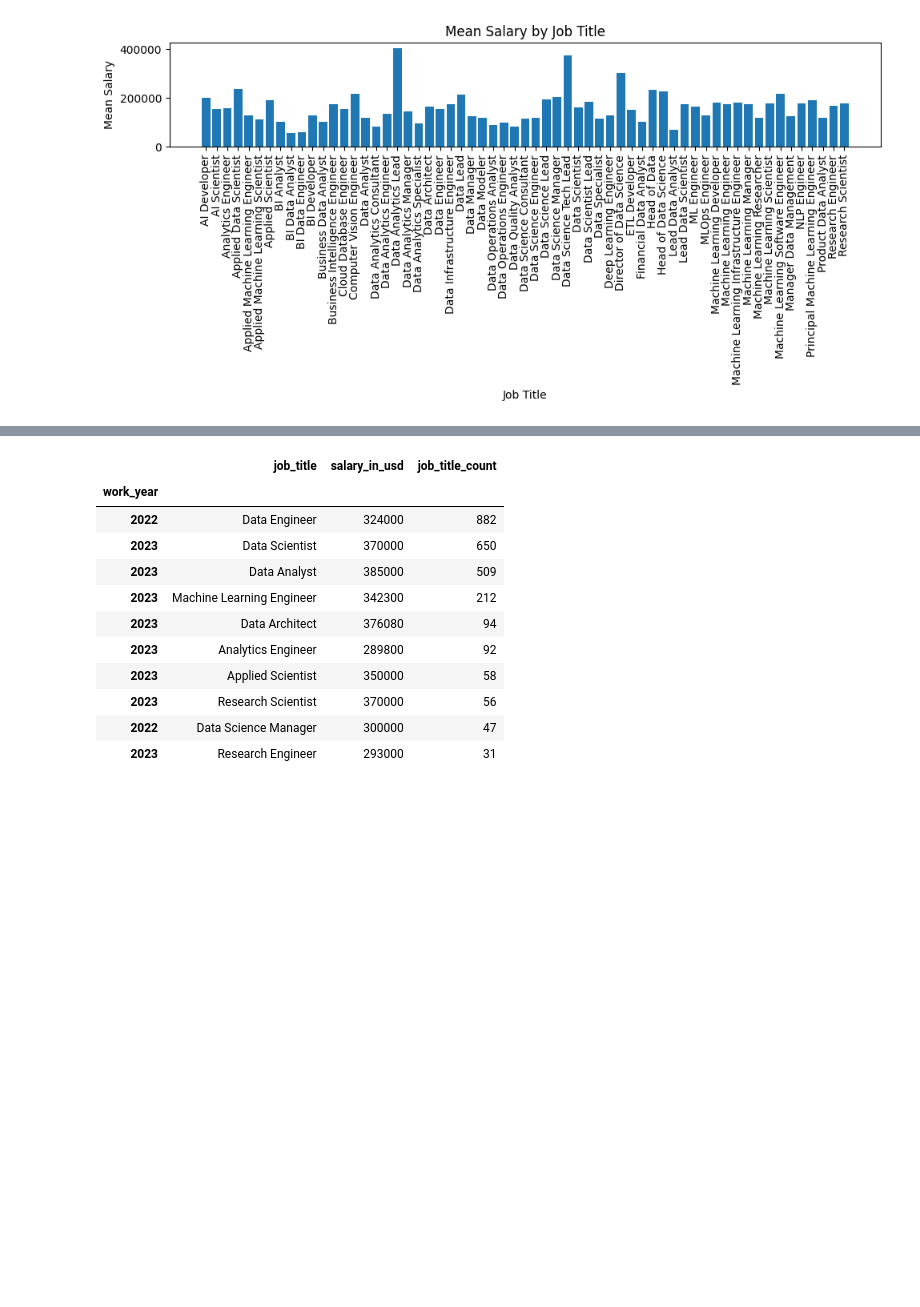
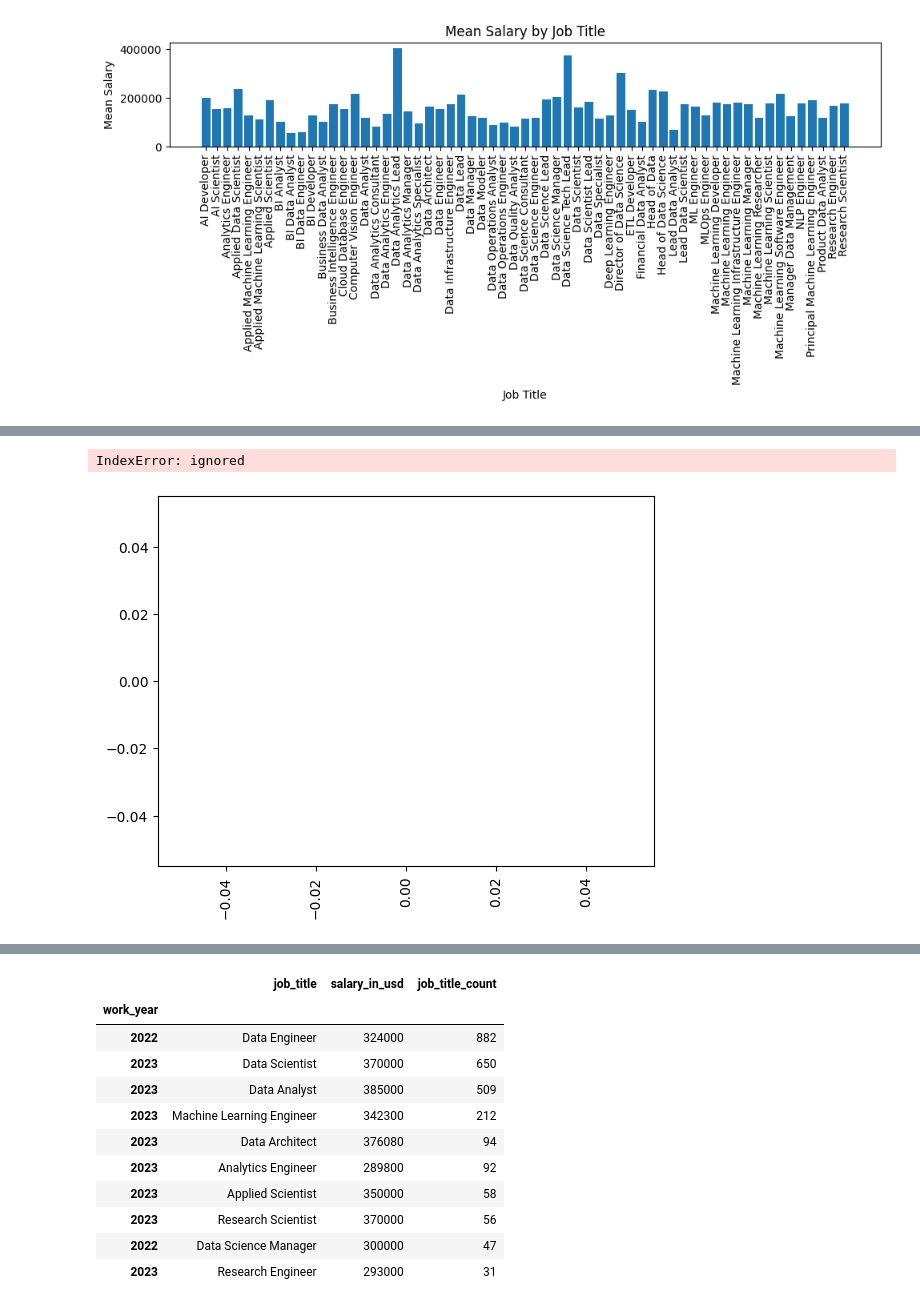
Before and after one commit to andylovecloud/Data, a Jupyter notebook: GroupHCDD.ipynb, the cells around one changed output, grey strips where cells are left out. Saved outputs shown, nothing was run; the diff lists cells and outputs as text; code cells hidden in the pictures; blank space fills up the shorter version.

```diff
--- a/GroupHCDD.ipynb
+++ b/GroupHCDD.ipynb
@@ -631,6 +708,13 @@ value                       int64        443624263
 values_get                  ndarray      3: 3 elems, type `object`, 24 bytes
 warnings                    module       <module 'warnings' from '<...>/python3.10/warnings.py'>
 z_scores                    Series       1      -2.241592\n2      <...>gth: 2909, dtype: float64
+# %%
+junior_2023 = df_salary[(df_salary['experience_level'] == 'Junior') & (df_salary['work_year'] == 2023)]
+top10_junior_jobs = junior_2023.groupby('job_title')['salary_in_usd'].mean().nlargest(10)
+top10_junior_jobs.plot(kind='bar')
+# %% [output]
+IndexError: ignored
+[figure, added]
 # %%
 
 mean_values = np.mean(df_salary.salary_in_usd)
```
Also changed, not shown: parts of 9 cells of this notebook.
